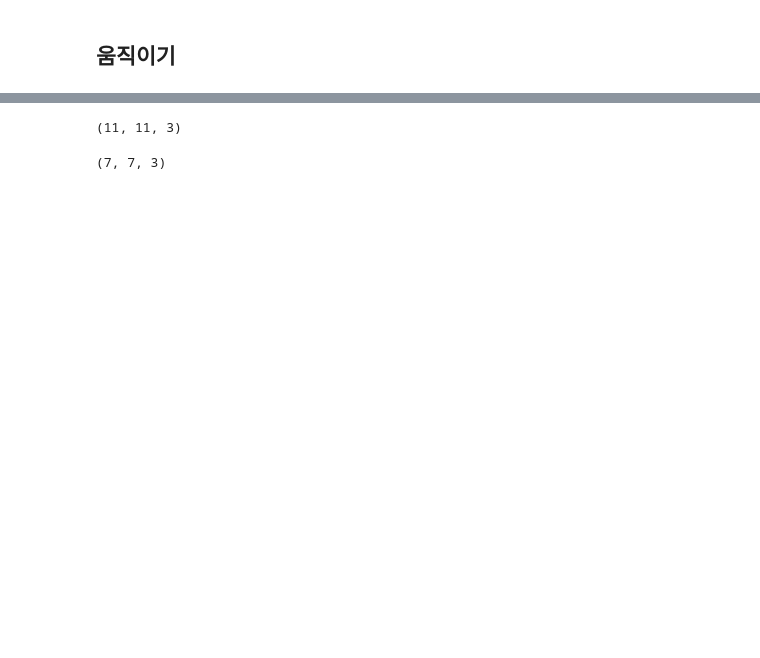
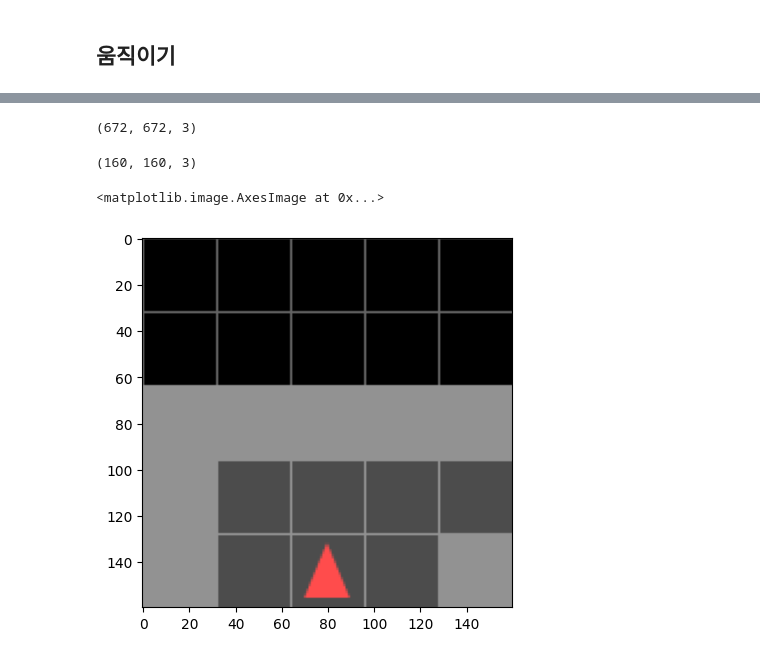
Before and after one commit to jongminpark88/Comp_neuro_final, a Jupyter notebook: notebooks/visualize_map.ipynb, the cells around one changed output, grey strips where cells are left out. Drawn from its saved outputs; the diff is of its cells as text; code cells hidden in the pictures; blank space fills up the shorter version.

```diff
--- a/notebooks/visualize_map.ipynb
+++ b/notebooks/visualize_map.ipynb
@@ -108,26 +133,13 @@ plt.show()
-# %%
-import gymnasium as gym
-import matplotlib.pyplot as plt
-from minigrid.wrappers import FullyObsWrapper
-env = gym.make("MiniGrid-LavaCrossingS11N5-v0")
-obs, _ = env.reset()
-obs['image'].shape
-(7, 7, 3)
-env_obs = FullyObsWrapper(env)
-obs, _ = env_obs.reset()
-obs['image'].shape
-(11, 11, 3)
-# %% [output]
-(11, 11, 3)
-# %%
-import gymnasium as gym
-from minigrid.wrappers import ImgObsWrapper
-env = gym.make("MiniGrid-Empty-5x5-v0")
-obs, _ = env.reset()
-obs.keys()
-env = ImgObsWrapper(env)
-obs, _ = env.reset()
-obs.shape
-(7, 7, 3)
-# %% [output]
-(7, 7, 3)
+# %%
+full_view.shape
+# %% [output]
+(672, 672, 3)
+# %%
+fp_view.shape
+# %% [output]
+(160, 160, 3)
+# %%
+plt.imshow(fp_view)
+# %% [output]
+<matplotlib.image.AxesImage at 0x...>
+[figure, added]
```
Also changed, not shown: parts of 12 cells of this notebook, 1 other file.
